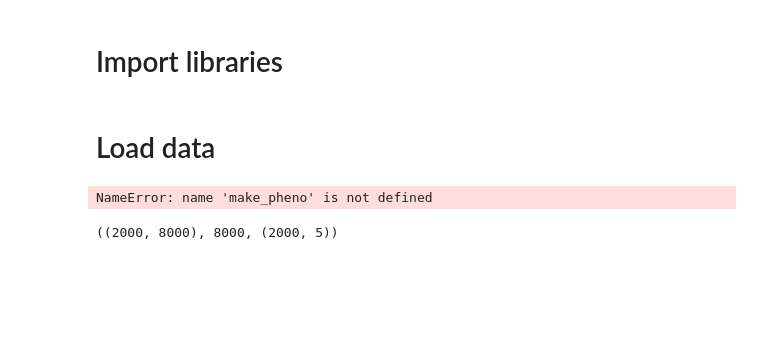
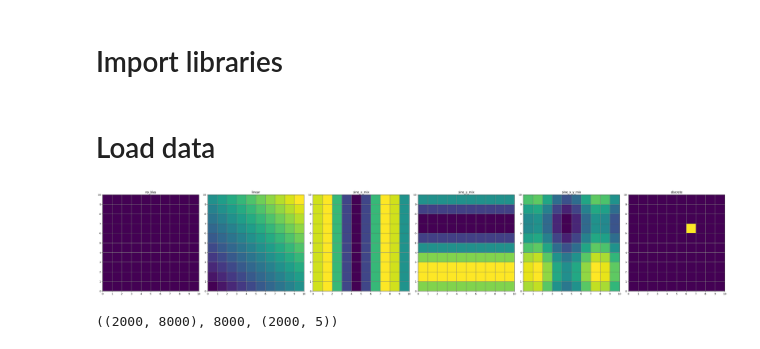
Before and after one commit to mat2m10/chasm, a Jupyter notebook: notebooks/coalescence_simulation_notebooks/proof_2.ipynb, the cells around one changed output. Cells and saved outputs as stored; diff of their text form; code cells hidden in the pictures; blank space fills up the shorter version.

```diff
--- a/notebooks/coalescence_simulation_notebooks/proof_2.ipynb
+++ b/notebooks/coalescence_simulation_notebooks/proof_2.ipynb
@@ -13,10 +15,10 @@ def fit_line(x_, y_):
 # %%
 raw_geno, humans = load_data()
 geno = raw_geno.copy()
 pheno = make_pheno(humans)
-show_biases(pheno)
+show_biases(pheno, pheno.columns[3:])
 # %% [output]
-NameError: name 'make_pheno' is not defined
+[figure, added]
 # %%
 chosen_bias = "discrete"
 pheno[chosen_bias] = (pheno[chosen_bias] - pheno[chosen_bias].mean()) / pheno[chosen_bias].std()
```
Also changed, not shown: parts of 2 cells of this notebook, 4 other files.
